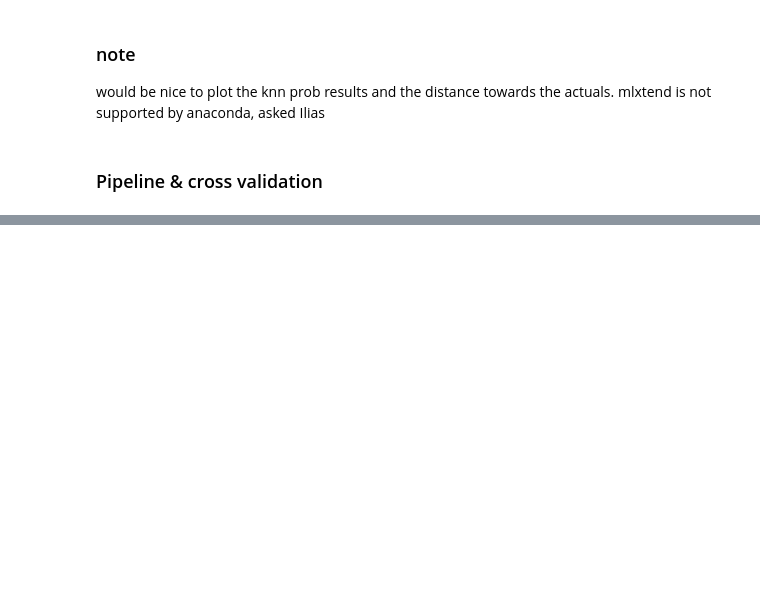
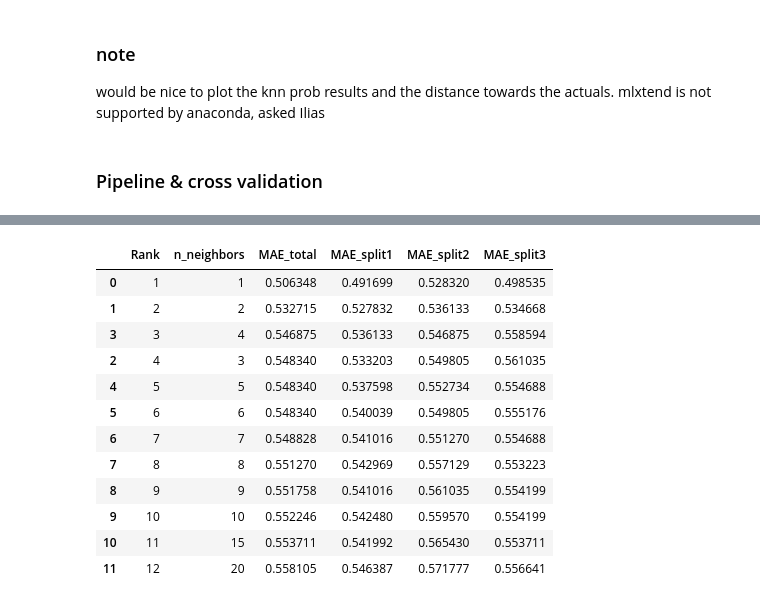
Before and after one commit to Chiel-HAN/MADS-HAN, a Jupyter notebook: Bart/Wine dataset/wine_data.ipynb, the cells around one changed output, grey strips where cells are left out. Saved outputs shown, nothing was run; the diff lists cells and outputs as text; code cells hidden in the pictures; blank space fills up the shorter version.

```diff
--- a/Bart/Wine dataset/wine_data.ipynb
+++ b/Bart/Wine dataset/wine_data.ipynb
@@ -122,0 +288,26 @@ print(cm)
+# %%
+cv_res = pd.DataFrame(grid_search.cv_results_)
+cv_res.sort_values(by="mean_test_score", ascending=False, inplace=True)
+
+cv_res = cv_res[["rank_test_score","param_transformedtargetregressor__regressor__n_neighbors","mean_test_score","split0_test_score","split1_test_score","split2_test_score"]]
+
+scores = ["MAE_total", "MAE_split1", "MAE_split2", "MAE_split3"]
+cv_res.columns = ["Rank", "n_neighbors"] + scores
+
+
+cv_res[scores] = -cv_res[scores].astype(np.float16)
+cv_res.head(20)
+# %% [output]
+|  | Rank | n_neighbors | MAE_total | MAE_split1 | MAE_split2 | MAE_split3 |
+| 0 | 1 | 1 | 0.506348 | 0.491699 | 0.528320 | 0.498535 |
+| 1 | 2 | 2 | 0.532715 | 0.527832 | 0.536133 | 0.534668 |
+| 3 | 3 | 4 | 0.546875 | 0.536133 | 0.546875 | 0.558594 |
+| 2 | 4 | 3 | 0.548340 | 0.533203 | 0.549805 | 0.561035 |
+| 4 | 5 | 5 | 0.548340 | 0.537598 | 0.552734 | 0.554688 |
+| 5 | 6 | 6 | 0.548340 | 0.540039 | 0.549805 | 0.555176 |
+| 6 | 7 | 7 | 0.548828 | 0.541016 | 0.551270 | 0.554688 |
+| 7 | 8 | 8 | 0.551270 | 0.542969 | 0.557129 | 0.553223 |
+| 8 | 9 | 9 | 0.551758 | 0.541016 | 0.561035 | 0.554199 |
+| 9 | 10 | 10 | 0.552246 | 0.542480 | 0.559570 | 0.554199 |
+| 10 | 11 | 15 | 0.553711 | 0.541992 | 0.565430 | 0.553711 |
+| 11 | 12 | 20 | 0.558105 | 0.546387 | 0.571777 | 0.556641 |
```
Also changed, not shown: parts of 26 cells of this notebook.
